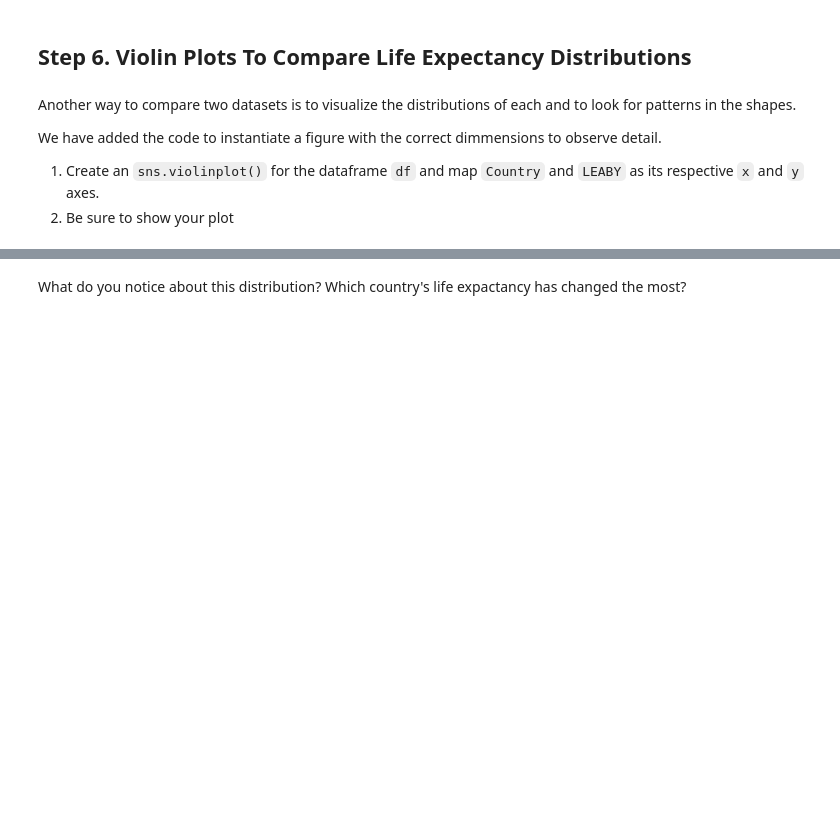
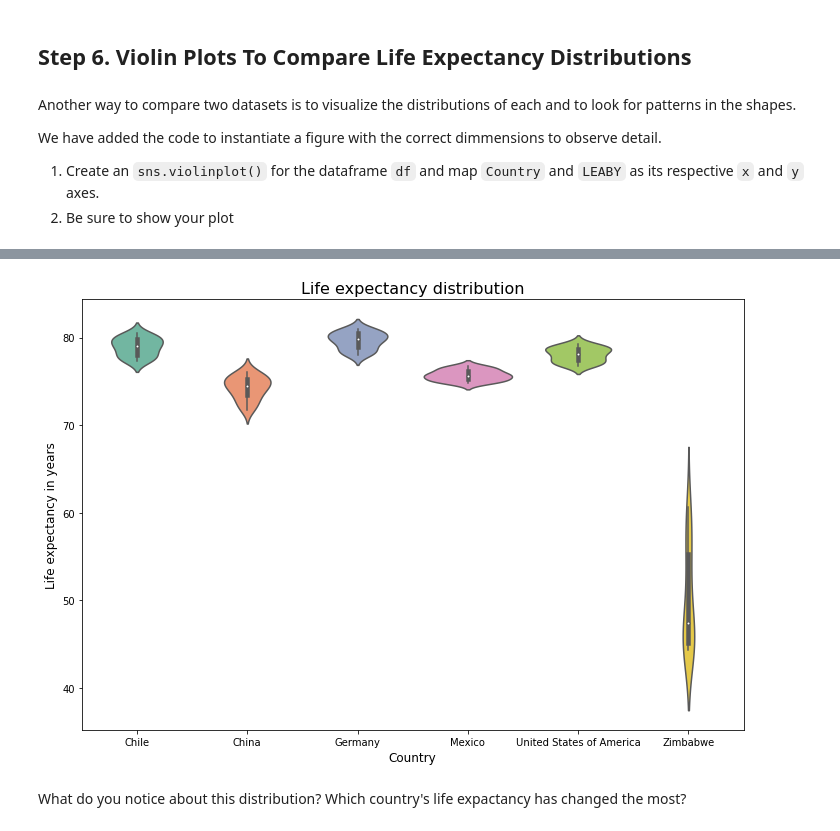
Before and after one commit to andykanu/life_expectancy_gdp, a Jupyter notebook: life_expectancy_gdp.ipynb, the cells around one changed output, grey strips where cells are left out. Cells and saved outputs as stored; diff of their text form; code cells hidden in the pictures; blank space fills up the shorter version.

```diff
--- a/life_expectancy_gdp.ipynb
+++ b/life_expectancy_gdp.ipynb
@@ -152,8 +152,12 @@ We have added the code to instantiate a figure with the correct dimmensions to o
 1. Create an `sns.violinplot()` for the dataframe `df` and map `Country` and `LEABY` as its respective `x` and `y` axes.
 2. Be sure to show your plot
 # %%
-fig = plt.subplots(figsize=(15, 10))
-sns.violinplot(x='Country', y='LEABY', data = df, palette = ("Set2")).set(title="Life expectancy distribution", ylabel="Life expectancy in years", xlabel="Country")
-plt.savefig('LEABY_violin.png')
+fig = plt.subplots(figsize=(10, 7))
+ax = sns.violinplot(x='Country', y='LEABY', data = df, palette = ("Set2"))
+ax.axes.set_title("Life expectancy distribution", fontsize=16)
+ax.set_ylabel("Life expectancy in years", fontsize=12)
+ax.set_xlabel("Country", fontsize=12)
+plt.tight_layout()
+plt.savefig('images/LEABY_violin.png')
 plt.show()
 # %% [output]
@@ -161,3 +164,4 @@ SyntaxError: invalid syntax (<ipython-input-25-088c4529d203>, line 2)
+[figure, added]
 # %% [markdown]
 What do you notice about this distribution? Which country's life expactancy has changed the most?
 # %% [markdown]
```
Also changed, not shown: parts of 3 cells of this notebook.
